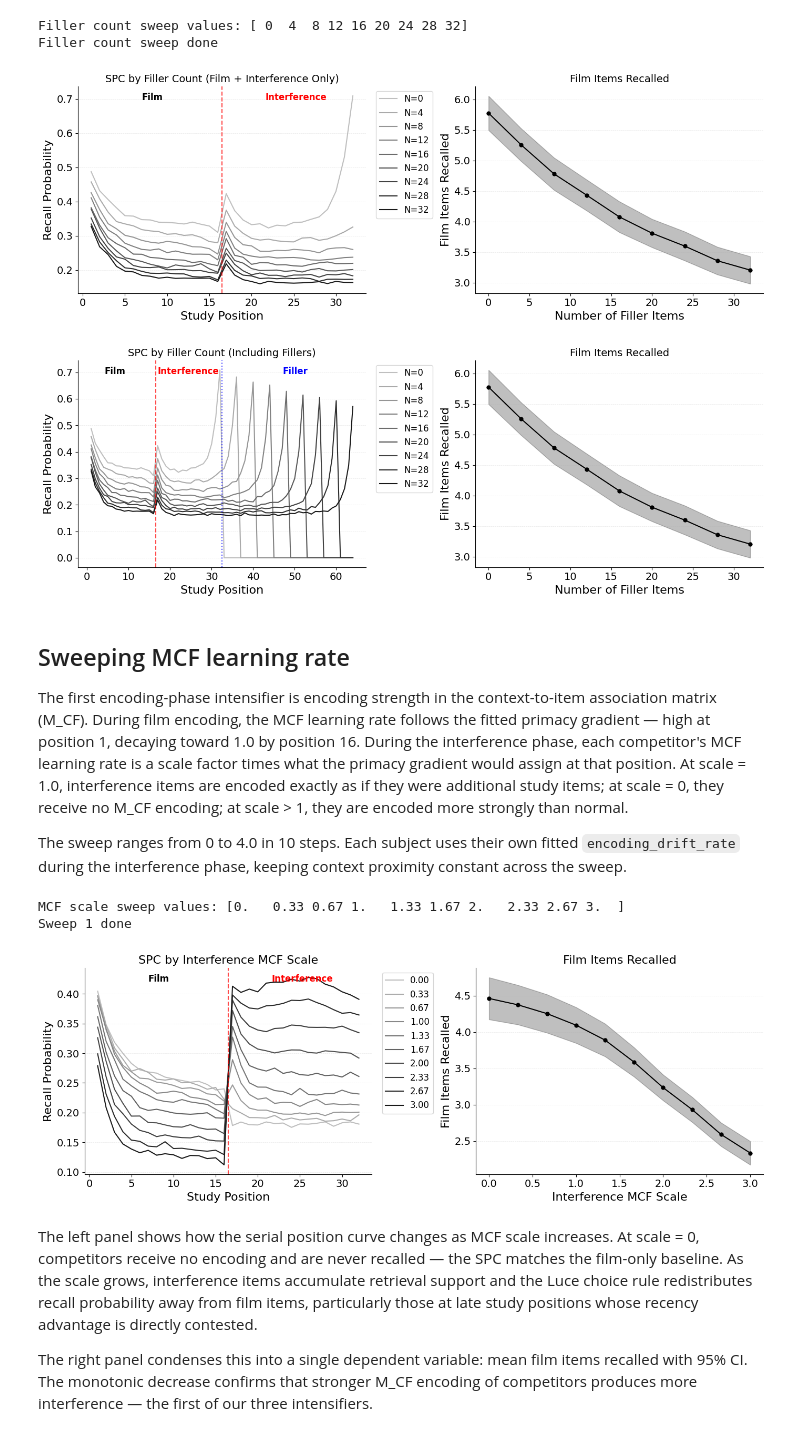
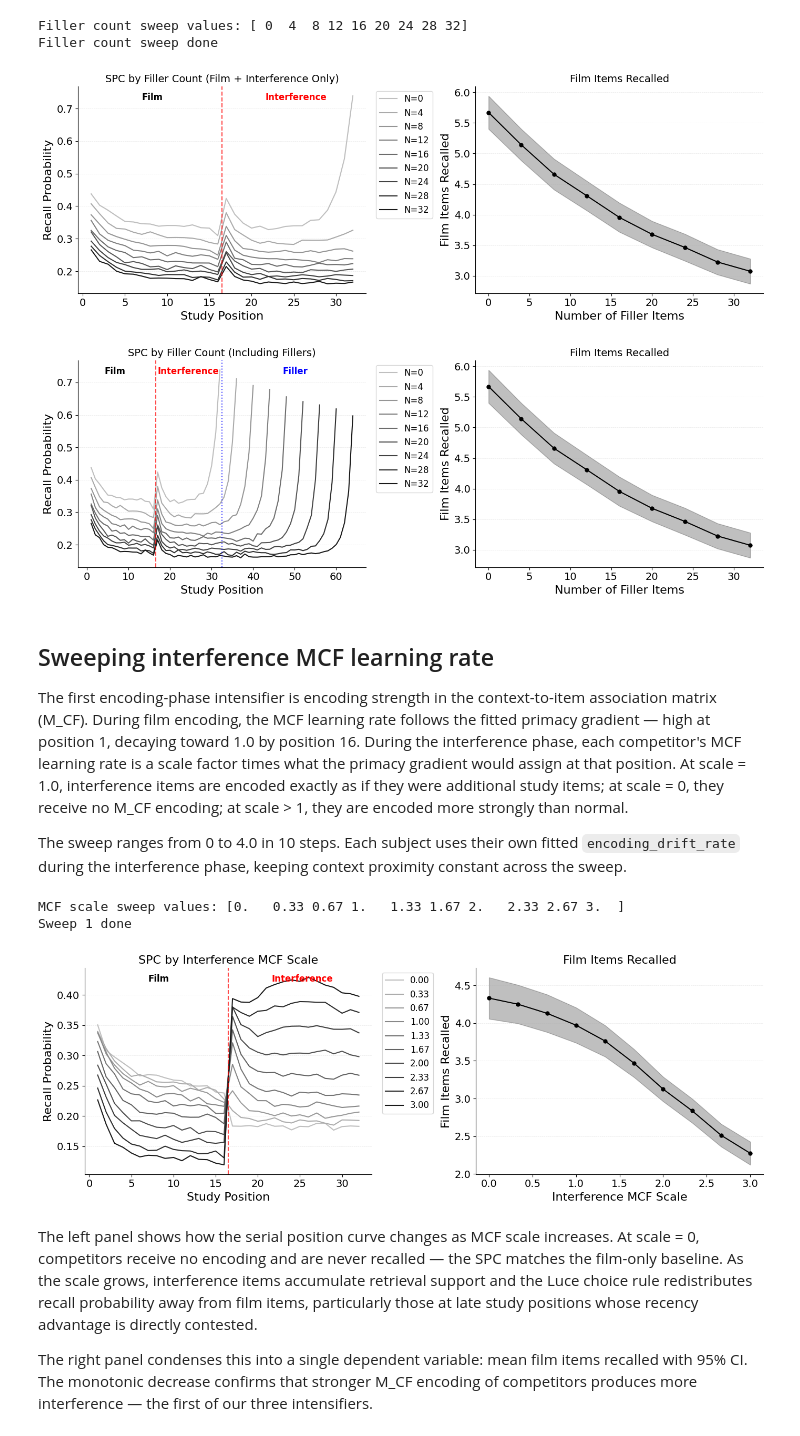
Before and after one commit to githubpsyche/jaxcmr, a Jupyter notebook: projects/selective_interference/code/sim2_interference_density.ipynb, the cells around one changed output. Drawn from its saved outputs; the diff is of its cells as text; code cells hidden in the pictures.

```diff
--- a/projects/selective_interference/code/sim2_interference_density.ipynb
+++ b/projects/selective_interference/code/sim2_interference_density.ipynb
@@ -74,7 +74,7 @@ SHOW_FILLERS_IN_SPC = False  # show filler items in SPC sweep plots
 # --- fitted parameter scale factors (multiply per-subject values) ---
 FITTED_PARAM_SCALES = {
     "encoding_drift_rate": 1.0,
-    "start_drift_rate": 1.25,
+    "start_drift_rate": 1.0,
     "recall_drift_rate": 1.0,
     "shared_support": 1.0,  # low: reduces pre-experimental cross-position MCF interference
     "item_support": 1.0,
@@ -526,38 +511,40 @@ plt.show()
 
 # --- Plot 2: with fillers in SPC ---
 fig, axes = plt.subplots(1, 2, figsize=(14, 5))
 
-plot_interference_spc(sweep_filler_spcs_with, labels, N_FILM, ax=axes[0])
+n_presented_filler = [N_FILM + M_DEFAULT + int(n) for n in filler_count_values]
+plot_interference_spc(sweep_filler_spcs_with, labels, N_FILM,
+                      n_presented=n_presented_filler, ax=axes[0])
 filler_start = N_FILM + M_DEFAULT + 0.5
 axes[0].axvline(x=filler_start, color="blue", linewidth=1.5, linestyle=":", alpha=0.7)
 for txt in list(axes[0].texts):
     txt.remove()
 film_x = (N_FILM + 0.5) / FILLER_PRESENTED_WITH / 2
 interf_x = ((N_FILM + 0.5) / FILLER_PRESENTED_WITH + filler_start / FILLER_PRESENTED_WITH) / 2
 filler_x = (filler_start / FILLER_PRESENTED_WITH + 1) / 2
 axes[0].text(film_x, 0.97, "Film", ha="center", va="top",
              fontsize=12, fontweight="bold", transform=axes[0].transAxes)
 axes[0].text(interf_x, 0.97, "Interference", ha="center", va="top",
              fontsize=12, fontweight="bold", color="red", transform=axes[0].transAxes)
 axes[0].text(filler_x, 0.97, "Filler", ha="center", va="top",
              fontsize=12, fontweight="bold", color="blue", transform=axes[0].transAxes)
 axes[0].set_title("SPC by Filler Count (Including Fillers)", fontsize=14)
 
 plot_summary_dv(
     filler_count_values, means, ci_lo, ci_hi,
     xlabel="Number of Filler Items", ax=axes[1],
 )
 axes[1].set_title("Film Items Recalled", fontsize=14)
 if FILM_RECALLED_YLIM is not None:
     axes[1].set_ylim(*FILM_RECALLED_YLIM)
 
 plt.tight_layout()
 plt.show()
 # %% [output]
-[figure, old version]
+[figure, new version]
-[figure, old version]
+[figure, new version]
 # %% [markdown]
-## Sweeping MCF learning rate
+## Sweeping interference MCF learning rate
 
 The first encoding-phase intensifier is encoding strength in the context-to-item association matrix (M\_CF). During film encoding, the MCF learning rate follows the fitted primacy gradient — high at position 1, decaying toward 1.0 by position 16. During the interference phase, each competitor's MCF learning rate is a scale factor times what the primacy gradient would assign at that position. At scale = 1.0, interference items are encoded exactly as if they were additional study items; at scale = 0, they receive no M\_CF encoding; at scale > 1, they are encoded more strongly than normal.
 
@@ -611,7 +598,7 @@ if FILM_RECALLED_YLIM is not None:
 plt.tight_layout()
 plt.show()
 # %% [output]
-[figure, old version]
+[figure, new version]
 # %% [markdown]
 The left panel shows how the serial position curve changes as MCF scale increases. At scale = 0, competitors receive no encoding and are never recalled — the SPC matches the film-only baseline. As the scale grows, interference items accumulate retrieval support and the Luce choice rule redistributes recall probability away from film items, particularly those at late study positions whose recency advantage is directly contested.
 
```
Also changed, not shown: parts of 11 cells of this notebook, 4 other files.
